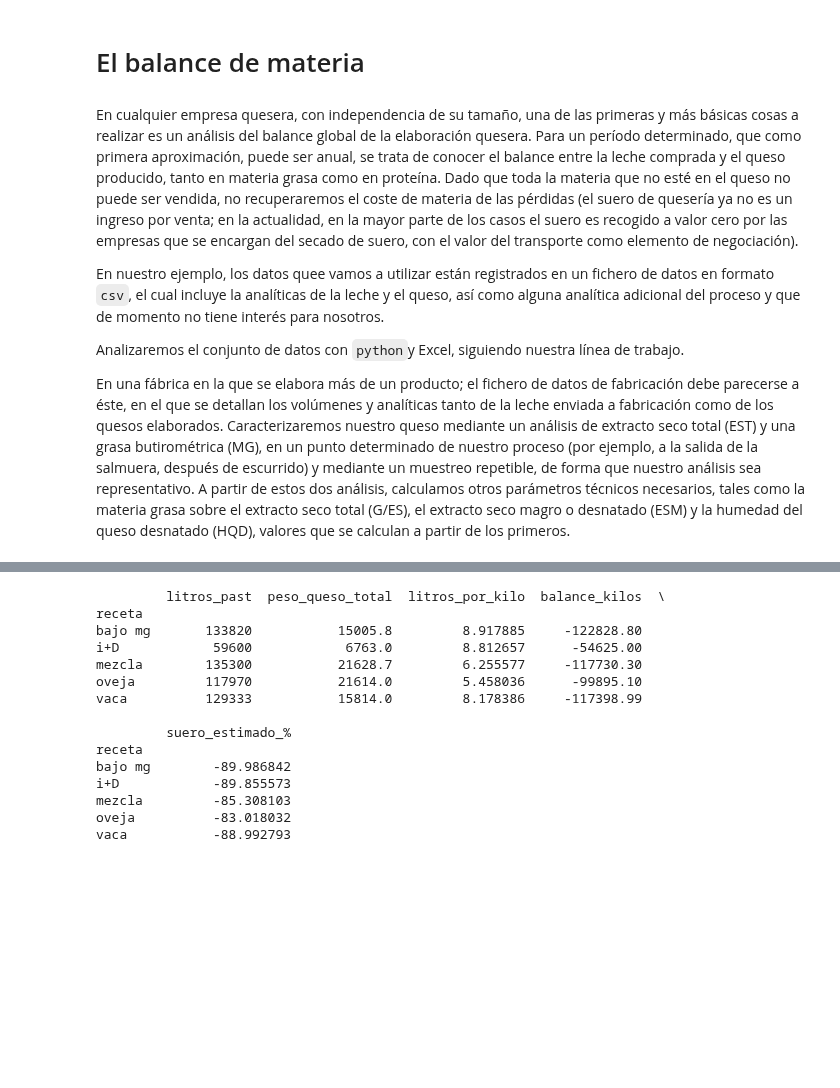
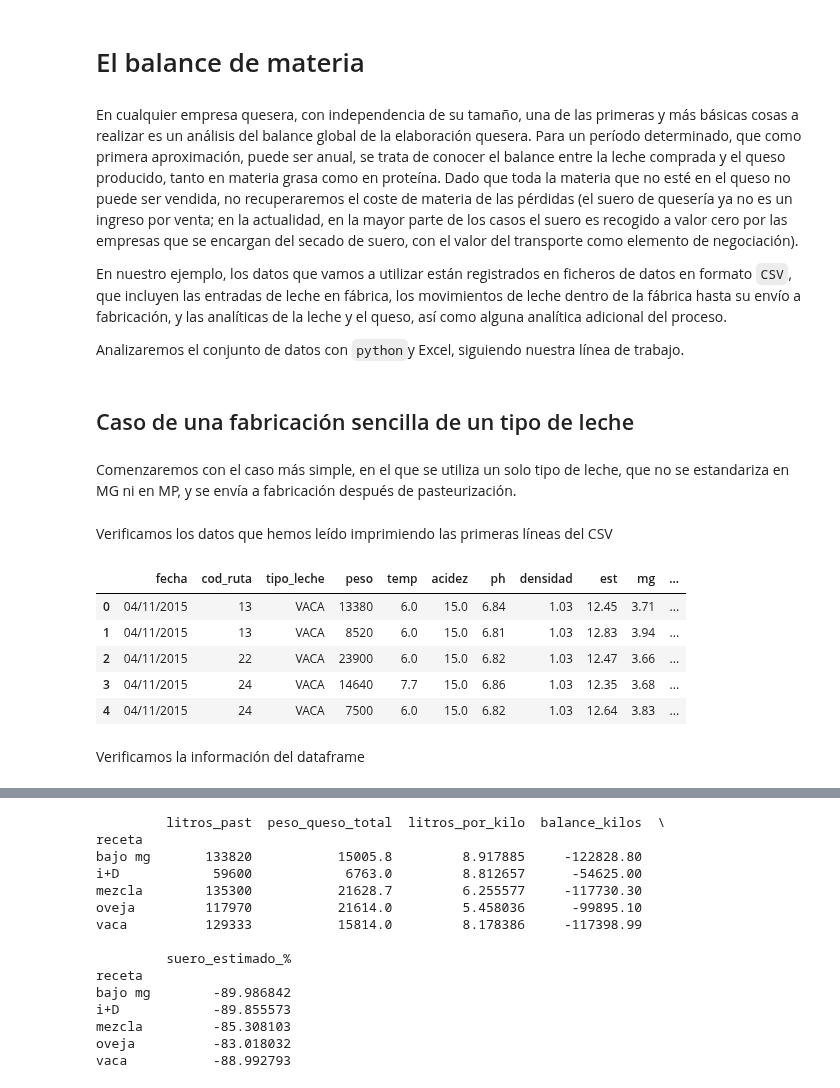
Before and after one commit to juanriera/master-queseria, a Jupyter notebook: 090-balance-materia.ipynb, the cells around one changed output, grey strips where cells are left out. Cells and saved outputs as stored; diff of their text form; code cells hidden in the pictures; blank space fills up the shorter version.

```diff
--- a/090-balance-materia.ipynb
+++ b/090-balance-materia.ipynb
@@ -10,8 +10,41 @@ format:
 # %% [markdown]
 En cualquier empresa quesera, con independencia de su tamaño, una de las primeras y más básicas cosas a realizar es un análisis del balance global de la elaboración quesera. Para un período determinado, que como primera aproximación, puede ser anual, se trata de conocer el balance entre la leche comprada y el queso producido, tanto en materia grasa como en proteína. Dado que toda la materia que no esté en el queso no puede ser vendida, no recuperaremos el coste de materia de las pérdidas (el suero de quesería ya no es un ingreso por venta; en la actualidad, en la mayor parte de los casos el suero es recogido a valor cero por las empresas que se encargan del secado de suero, con el valor del transporte como elemento de negociación).
 
-En nuestro ejemplo, los datos quee vamos a utilizar están registrados en un fichero de datos en formato `csv`, el cual incluye la analíticas de la leche y el queso, así como alguna analítica adicional del proceso y que de momento no tiene interés para nosotros.
+En nuestro ejemplo, los datos que vamos a utilizar están registrados en ficheros de datos en formato `CSV`, que incluyen las entradas de leche en fábrica, los movimientos de leche dentro de la fábrica hasta su envío a fabricación, y las analíticas de la leche y el queso, así como alguna analítica adicional del proceso.
 
 Analizaremos el conjunto de datos con `python`y Excel, siguiendo nuestra línea de trabajo.
-
-En una fábrica en la que se elabora más de un producto; el fichero de datos de fabricación debe parecerse a éste, en el que se detallan los volúmenes y analíticas tanto de la leche enviada a fabricación como de los quesos elaborados. Caracterizaremos nuestro queso mediante un análisis de extracto seco total (EST) y una grasa butirométrica (MG), en un punto determinado de nuestro proceso (por ejemplo, a la salida de la salmuera, después de escurrido) y mediante un muestreo repetible, de forma que nuestro análisis sea representativo. A partir de estos dos análisis, calculamos otros parámetros técnicos necesarios, tales como la materia grasa sobre el extracto seco total (G/ES), el extracto seco magro o desnatado (ESM) y la humedad del queso desnatado (HQD), valores que se calculan a partir de los primeros.
+# %% [markdown]
+## Caso de una fabricación sencilla de un tipo de leche
+# %% [markdown]
+ Comenzaremos con el caso más simple, en el que se utiliza un solo tipo de leche, que no se estandariza en MG ni en MP, y se envía a fabricación después de pasteurización.
+# %%
+#| echo: false
+
+import pandas as pd
+import matplotlib.pyplot as plt
+import seaborn as sns
+sns.set_style("whitegrid")
+
+url_datos = (
+    "https://raw.githubusercontent.com/"
+    "juanriera/master-queseria/master/"
+    "datos/rutas_leche_vaca.csv"
+)
+
+try:
+    df = pd.read_csv(url_datos, decimal = ",", sep=';', encoding='ISO-8859-1')
+except Exception as e:
+    print(f"Error al cargar el archivo: {e}")
+# %% [markdown]
+Verificamos los datos que hemos leído imprimiendo las primeras líneas del CSV
+# %%
+df.head()
+# %% [output]
+|  | fecha | cod_ruta | tipo_leche | peso | temp | acidez | ph | densidad | est | mg | ... |
+| 0 | 04/11/2015 | 13 | VACA | 13380 | 6.0 | 15.0 | 6.84 | 1.03 | 12.45 | 3.71 | ... |
+| 1 | 04/11/2015 | 13 | VACA | 8520 | 6.0 | 15.0 | 6.81 | 1.03 | 12.83 | 3.94 | ... |
+| 2 | 04/11/2015 | 22 | VACA | 23900 | 6.0 | 15.0 | 6.82 | 1.03 | 12.47 | 3.66 | ... |
+| 3 | 04/11/2015 | 24 | VACA | 14640 | 7.7 | 15.0 | 6.86 | 1.03 | 12.35 | 3.68 | ... |
+| 4 | 04/11/2015 | 24 | VACA | 7500 | 6.0 | 15.0 | 6.82 | 1.03 | 12.64 | 3.83 | ... |
+# %% [markdown]
+Verificamos la información del dataframe
```
Also changed, not shown: parts of 6 cells of this notebook, 2 other files.
